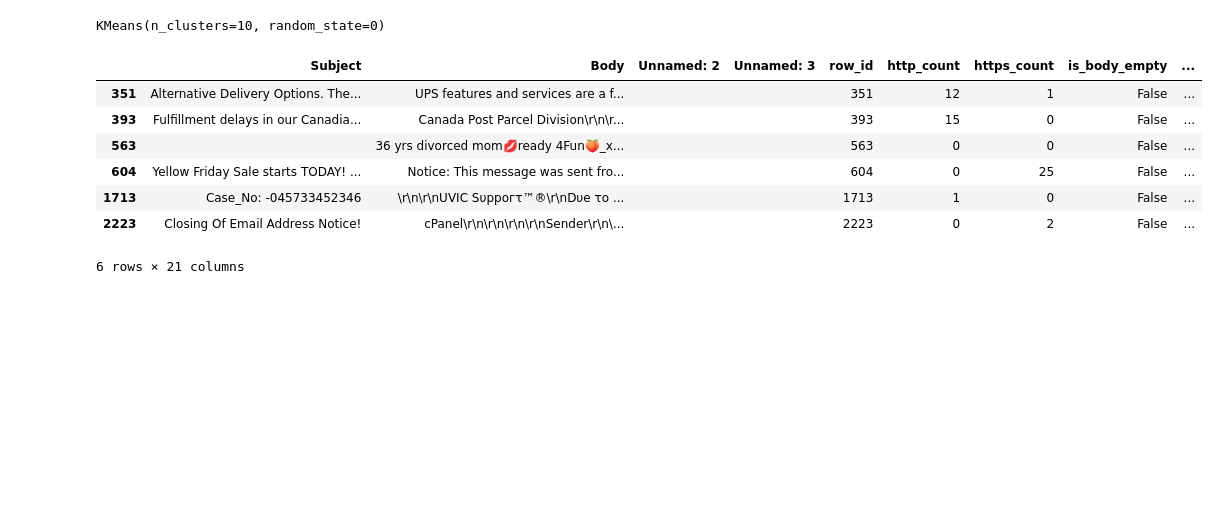
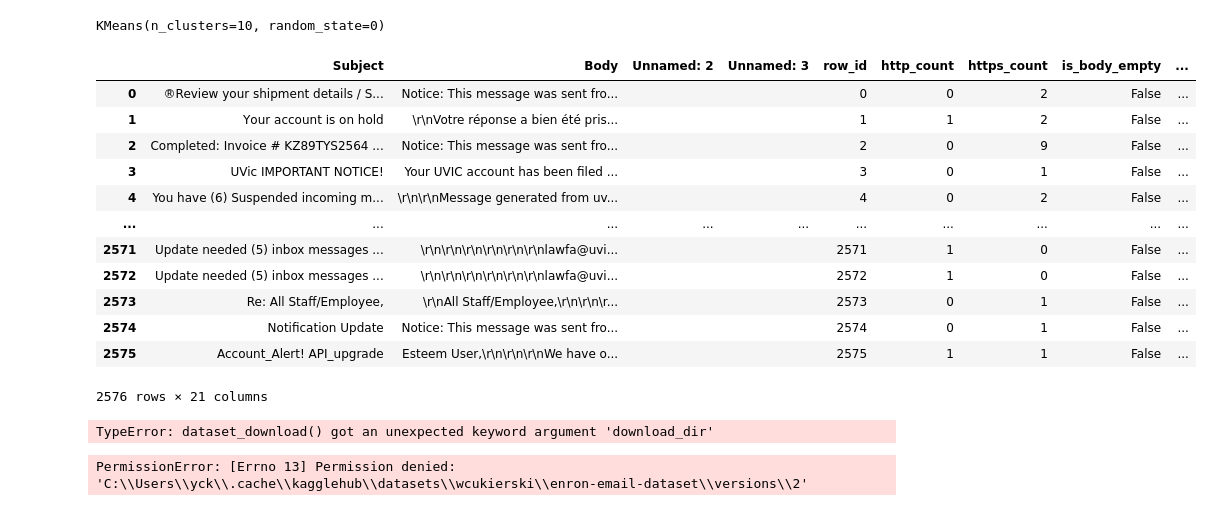
Before and after one commit to chengkaiyang2025/Summer-2025-ECE-597-Group11, a Jupyter notebook: code/analysis/test.ipynb, the cells around one changed output. Drawn from its saved outputs; the diff is of its cells as text; code cells hidden in the pictures; blank space fills up the shorter version.

```diff
--- a/code/analysis/test.ipynb
+++ b/code/analysis/test.ipynb
@@ -116,13 +116,31 @@ KMeans(n_clusters=10, random_state=0)
 # %%
 df['label_kmeans'] = kmeans.labels_
 # %%
-df[df.emoji_distinct_count>2]
+df
 # %% [output]
 |  | Subject | Body | Unnamed: 2 | Unnamed: 3 | row_id | http_count | https_count | is_body_empty | ... |
-| 351 | Alternative Delivery Options. The... | UPS features and services are a f... |  |  | 351 | 12 | 1 | False | ... |
-| 393 | Fulfillment delays in our Canadia... | Canada Post Parcel Division\r\n\r... |  |  | 393 | 15 | 0 | False | ... |
-| 563 |  | 36 yrs divorced mom💋ready 4Fun🍑_x... |  |  | 563 | 0 | 0 | False | ... |
-| 604 | Yellow Friday Sale starts TODAY! ... | Notice: This message was sent fro... |  |  | 604 | 0 | 25 | False | ... |
-| 1713 | Case_No: -045733452346 | \r\n\r\nUVIC Ѕυррогτ™®\r\nⅮυе τо ... |  |  | 1713 | 1 | 0 | False | ... |
-| 2223 | Closing Of Email Address Notice! | cPanel\r\n\r\n\r\n\r\nSender\r\n\... |  |  | 2223 | 0 | 2 | False | ... |
+| 0 | ®Review your shipment details / S... | Notice: This message was sent fro... |  |  | 0 | 0 | 2 | False | ... |
+| 1 | Υоur ассоunt іѕ оn hоld | \r\nVotre réponse a bien été pris... |  |  | 1 | 1 | 2 | False | ... |
+| 2 | Completed: Invoice # KZ89TYS2564 ... | Notice: This message was sent fro... |  |  | 2 | 0 | 9 | False | ... |
+| 3 | UVic IMPORTANT NOTICE! | Your UVIC account has been filed ... |  |  | 3 | 0 | 1 | False | ... |
+| 4 | You have (6) Suspended incoming m... | \r\n\r\nMessage generated from uv... |  |  | 4 | 0 | 2 | False | ... |
+| ... | ... | ... | ... | ... | ... | ... | ... | ... | ... |
+| 2571 | Update needed (5) inbox messages ... | \r\n\r\n\r\n\r\n\r\n\r\nlawfa@uvi... |  |  | 2571 | 1 | 0 | False | ... |
+| 2572 | Update needed (5) inbox messages ... | \r\n\r\n\r\n\r\n\r\n\r\nlawfa@uvi... |  |  | 2572 | 1 | 0 | False | ... |
+| 2573 | Re: All Staff/Employee, | \r\nAll Staff/Employee,\r\n\r\n\r... |  |  | 2573 | 0 | 1 | False | ... |
+| 2574 | Notification Update | Notice: This message was sent fro... |  |  | 2574 | 0 | 1 | False | ... |
+| 2575 | Account_Alert! API_upgrade | Esteem User,\r\n\r\n\r\nWe have o... |  |  | 2575 | 1 | 1 | False | ... |
-6 rows × 21 columns
+2576 rows × 21 columns
+# %%
+import kagglehub
+
+# Download latest version
+path = kagglehub.dataset_download("wcukierski/enron-email-dataset", download_dir="D:\GITHUB\Sp\amEmailClassifier\data")
+
+print("Path to dataset files:", path)
+# %% [output]
+TypeError: dataset_download() got an unexpected keyword argument 'download_dir'
+# %%
+enron_pd = pd.read_csv(path)
+# %% [output]
+PermissionError: [Errno 13] Permission denied: 'C:\\Users\\yck\\.cache\\kagglehub\\datasets\\wcukierski\\enron-email-dataset\\versions\\2'
```
Also changed, not shown: parts of 1 cell of this notebook, 1 other file.
